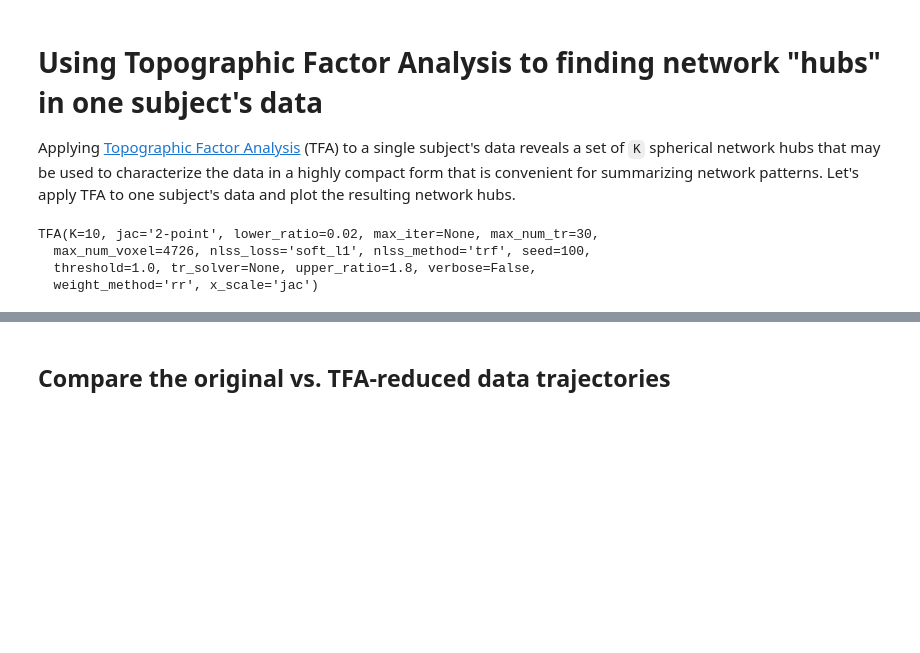
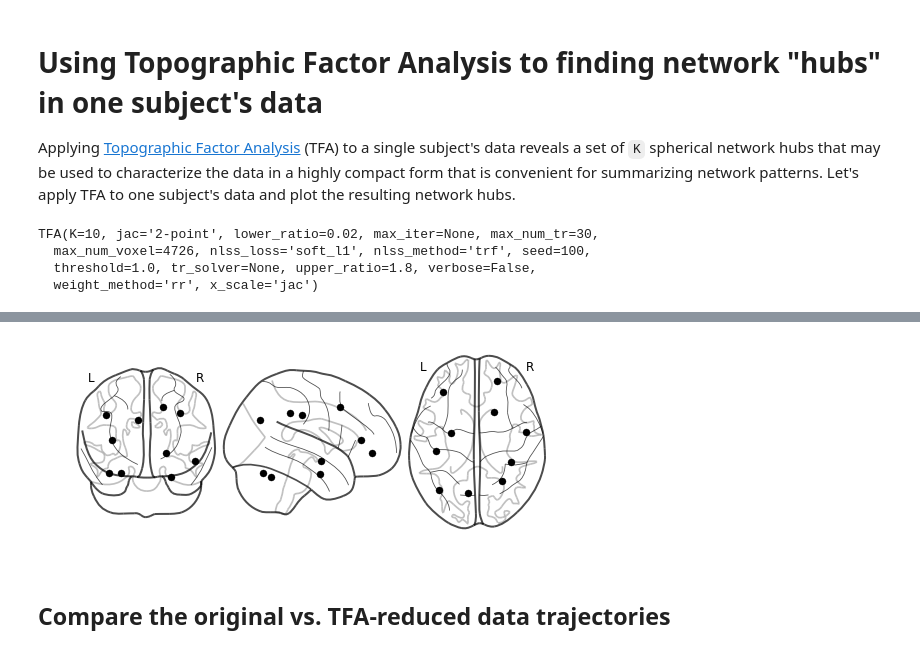
Before and after one commit to Summer-MIND/mind_2017, a Jupyter notebook: Tutorials/fMRI_NetworkDynamics/htfa_tutorial.ipynb, the cells around one changed output, grey strips where cells are left out. Saved outputs shown, nothing was run; the diff lists cells and outputs as text; code cells hidden in the pictures; blank space fills up the shorter version.

```diff
--- a/Tutorials/fMRI_NetworkDynamics/htfa_tutorial.ipynb
+++ b/Tutorials/fMRI_NetworkDynamics/htfa_tutorial.ipynb
@@ -173,3 +157,8 @@ hyp.plot(tfa.get_centers(tfa.local_posterior_), 'ko')
+# %%
+#plot the hubs on a glass brain!
+niplot.plot_connectome(np.eye(K), tfa.get_centers(tfa.local_posterior_), node_color='k');
+# %% [output]
+[figure, added]
 # %% [markdown]
 ## Compare the original vs. TFA-reduced data trajectories
 # %%
```
Also changed, not shown: parts of 28 cells of this notebook.
